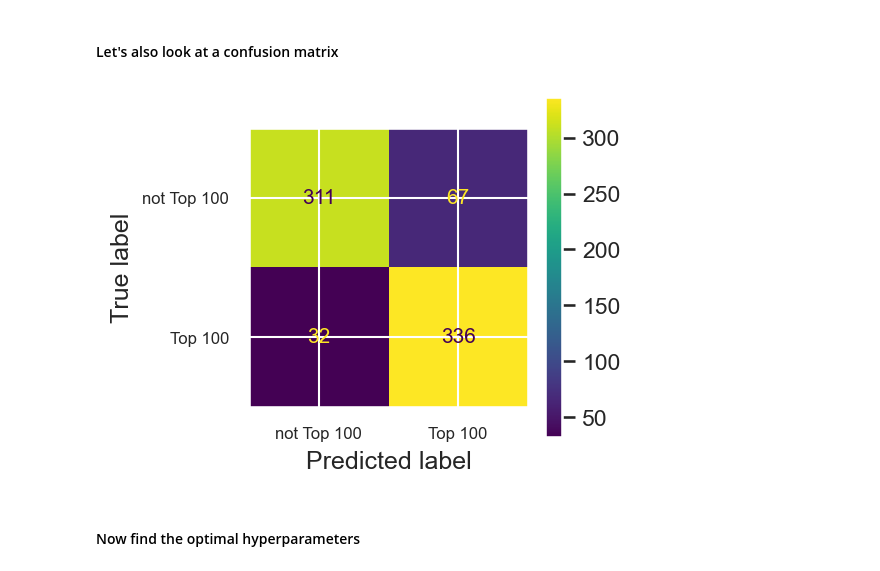
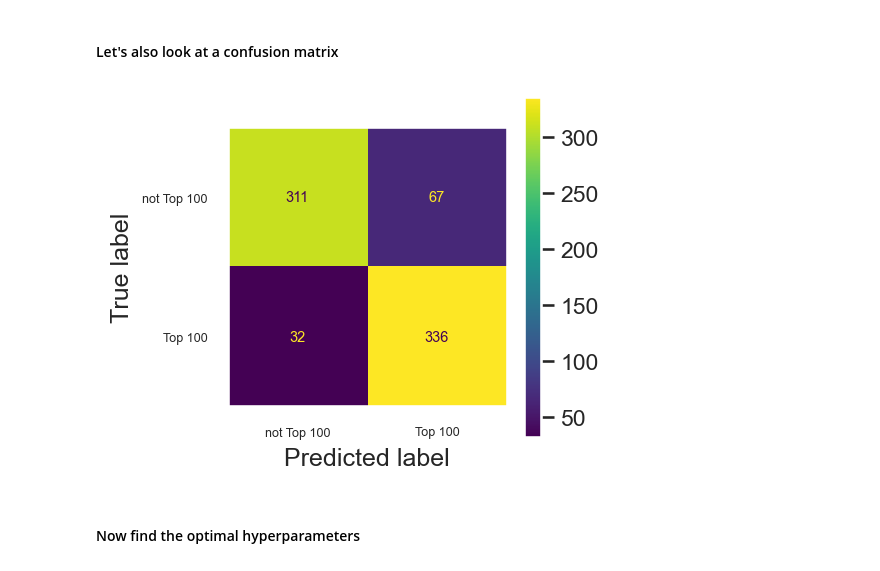
Before and after one commit to topgreg/Music-Popularity-Capstone-Repo, a Jupyter notebook: Notebooks/Main - Music Popularity Capstone - Modeling.ipynb, the cells around one changed output. Saved outputs shown, nothing was run; the diff lists cells and outputs as text; code cells hidden in the pictures.

```diff
--- a/Notebooks/Main - Music Popularity Capstone - Modeling.ipynb
+++ b/Notebooks/Main - Music Popularity Capstone - Modeling.ipynb
@@ -152,16 +152,18 @@ weighted avg       0.87      0.87      0.87       746
 # %%
 y_pred = lr_clf.predict(X_test)
 cm = confusion_matrix(y_test, y_pred, labels = lr_clf.classes_)
 _, ax = plt.subplots()
 display_cm = ConfusionMatrixDisplay(confusion_matrix = cm,
                                     display_labels = ['not Top 100', 'Top 100'])
 ax.set_xticks([0, 1])
 ax.set_yticks([0, 1])
-ax.set_xticklabels(labels = ['not Top 100', 'Top 100'], fontsize = 8)
-ax.set_yticklabels(labels = ['not Top 100', 'Top 100'], fontsize = 8)
+ax.set_xticklabels(labels = ['not Top 100', 'Top 100'], fontsize = 6)
+ax.set_yticklabels(labels = ['not Top 100', 'Top 100'], fontsize = 6)
+plt.grid(False)
+plt.rcParams.update({'font.size': 7})
 display_cm.plot(ax = ax);
 # %% [output]
-[figure, old version]
+[figure, new version]
 # %% [markdown]
 #### Now find the optimal hyperparameters
 # %% [markdown]
```
Also changed, not shown: parts of 3 cells of this notebook.
